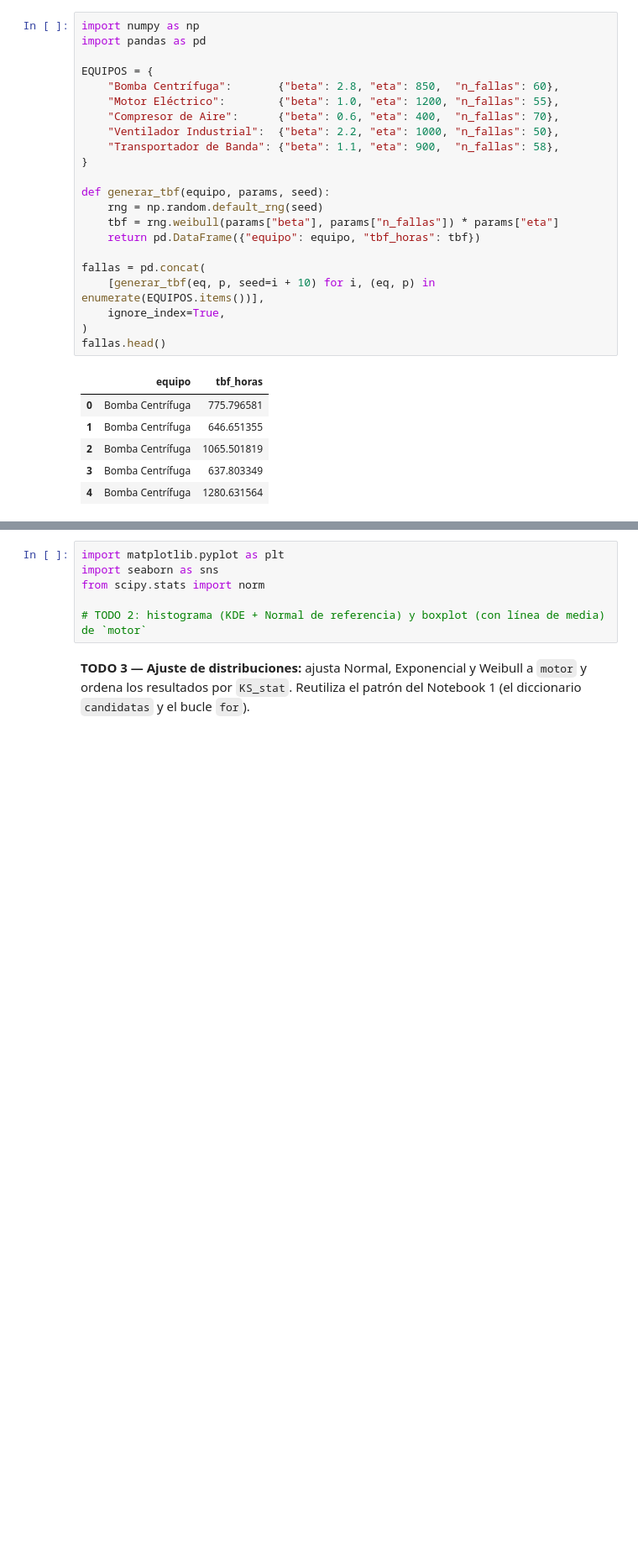
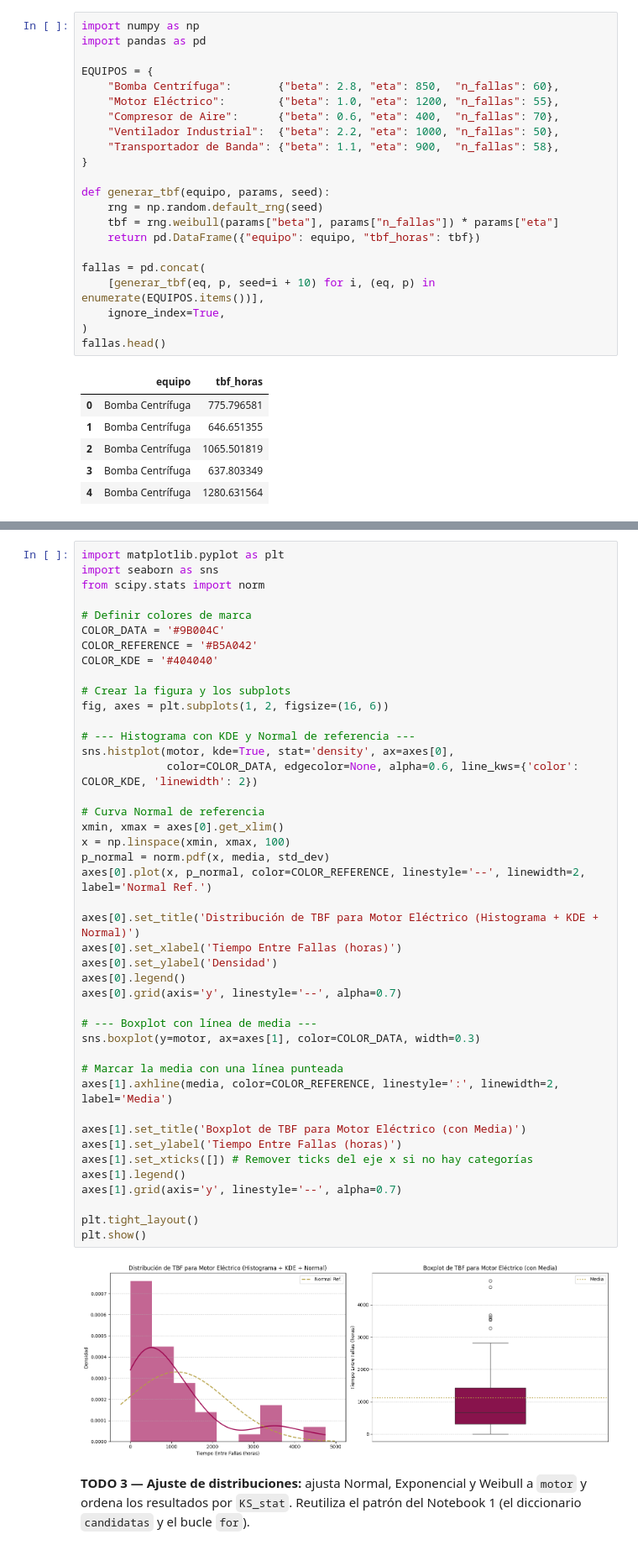
Before and after one commit to DarioCorona/personal, a Jupyter notebook: NB2_Sesion1_Practica_Rapida_10min.ipynb, the cells around one changed output, grey strips where cells are left out. Shown at 84% size. Drawn from its saved outputs; the diff is of its cells as text; blank space fills up the shorter version.

```diff
--- a/NB2_Sesion1_Practica_Rapida_10min.ipynb
+++ b/NB2_Sesion1_Practica_Rapida_10min.ipynb
@@ -59,8 +103,47 @@ Usa los colores de marca: `#9B004C` para los datos, `#B5A042` para la referencia
-# %%
-import matplotlib.pyplot as plt
-import seaborn as sns
-from scipy.stats import norm
-
-# TODO 2: histograma (KDE + Normal de referencia) y boxplot (con línea de media) de `motor`
+# %%
+import matplotlib.pyplot as plt
+import seaborn as sns
+from scipy.stats import norm
+
+# Definir colores de marca
+COLOR_DATA = '#9B004C'
+COLOR_REFERENCE = '#B5A042'
+COLOR_KDE = '#404040'
+
+# Crear la figura y los subplots
+fig, axes = plt.subplots(1, 2, figsize=(16, 6))
+
+# --- Histograma con KDE y Normal de referencia ---
+sns.histplot(motor, kde=True, stat='density', ax=axes[0],
+             color=COLOR_DATA, edgecolor=None, alpha=0.6, line_kws={'color': COLOR_KDE, 'linewidth': 2})
+
+# Curva Normal de referencia
+xmin, xmax = axes[0].get_xlim()
+x = np.linspace(xmin, xmax, 100)
+p_normal = norm.pdf(x, media, std_dev)
+axes[0].plot(x, p_normal, color=COLOR_REFERENCE, linestyle='--', linewidth=2, label='Normal Ref.')
+
+axes[0].set_title('Distribución de TBF para Motor Eléctrico (Histograma + KDE + Normal)')
+axes[0].set_xlabel('Tiempo Entre Fallas (horas)')
+axes[0].set_ylabel('Densidad')
+axes[0].legend()
+axes[0].grid(axis='y', linestyle='--', alpha=0.7)
+
+# --- Boxplot con línea de media ---
+sns.boxplot(y=motor, ax=axes[1], color=COLOR_DATA, width=0.3)
+
+# Marcar la media con una línea punteada
+axes[1].axhline(media, color=COLOR_REFERENCE, linestyle=':', linewidth=2, label='Media')
+
+axes[1].set_title('Boxplot de TBF para Motor Eléctrico (con Media)')
+axes[1].set_ylabel('Tiempo Entre Fallas (horas)')
+axes[1].set_xticks([]) # Remover ticks del eje x si no hay categorías
+axes[1].legend()
+axes[1].grid(axis='y', linestyle='--', alpha=0.7)
+
+plt.tight_layout()
+plt.show()
+# %% [output]
+[figure, added]
 # %% [markdown]
 **TODO 3 — Ajuste de distribuciones:** ajusta Normal, Exponencial y Weibull a `motor` y ordena los resultados por `KS_stat`. Reutiliza el patrón del Notebook 1 (el diccionario `candidatas` y el bucle `for`).
```
Also changed, not shown: parts of 7 cells of this notebook.
